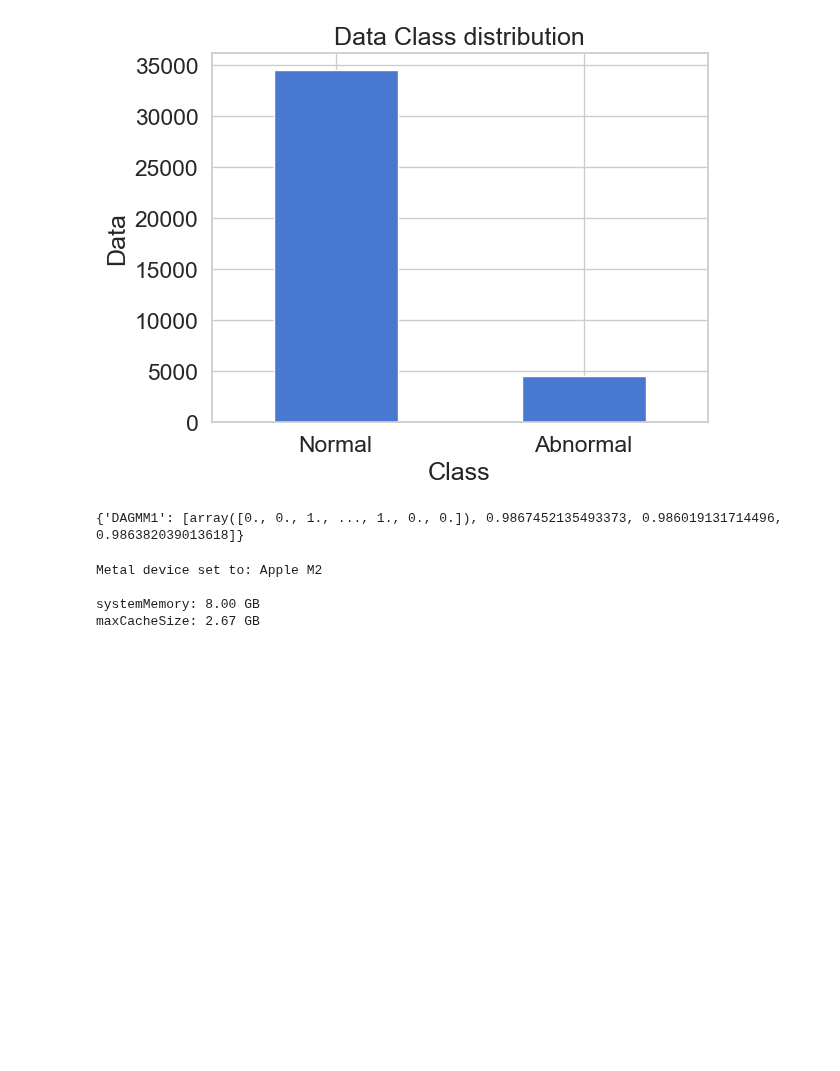
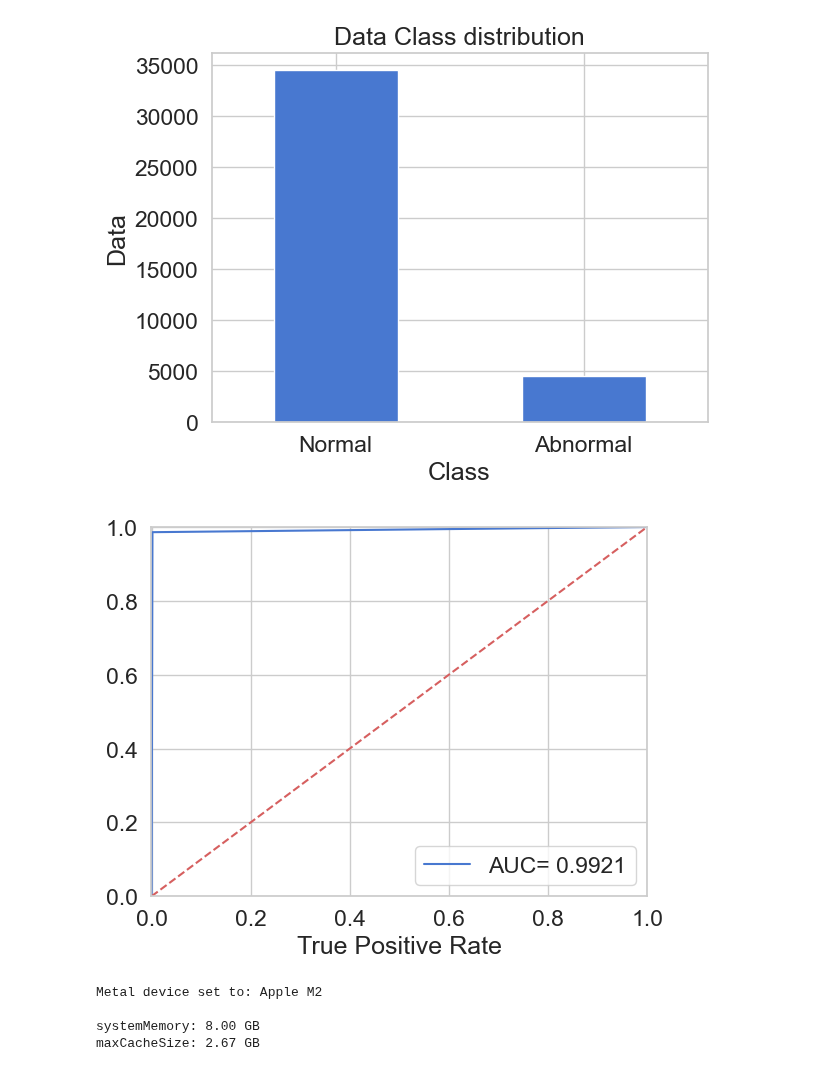
Before and after one commit to 98uranus/Autoencoder, a Jupyter notebook: Performance_graph.ipynb, the cells around one changed output. Saved outputs shown, nothing was run; the diff lists cells and outputs as text; code cells hidden in the pictures; blank space fills up the shorter version.

```diff
--- a/Performance_graph.ipynb
+++ b/Performance_graph.ipynb
@@ -104,21 +104,34 @@ def load_models(Model_Name, AE_models, AE_Name, GMM_models, GMM_Name, rate):
                         fpr, tpr, thresholds2 = roc_curve(y_test, y_pred)
                         roc_auc = auc(fpr, tpr)
                         f1 = f1_score(y_test, y_pred)
-                        dic = {m:[y_pred, precision, recall, f1, roc_auc]}
+                        conf_matrix = confusion_matrix(y_test, y_pred)
+                        dic = {m:[precision, recall, fpr, tpr, f1, roc_auc, conf_matrix]}
 
     return dic
+
+def plot_models(dic, Model_Name):
+    for m in Model_Name:
+        plt.plot(dic[m][2], dic[m][3], 'b', label='AUC= %0.4f'% dic[m][5])
+    plt.legend(loc='lower right')
+    plt.plot([0, 1], [0, 1], 'r--')
+    plt.xlim([-0.001, 1.0])
+    plt.ylim([0.0, 1.001])
+    plt.xlabel('False Positive Rate')
+    plt.xlabel('True Positive Rate')
+    plt.show();
 # %%
 Model_Name = ["DAGMM1"]
 AE_models = ['DAGMM']
 AE_Name = ["DAGMM_AE"]
 GMM_models = ['DAGMM_GMM.pkl']
 GMM_Name = ['DAGMM_GMM']
 rate = 11.6
 
 dic = load_models(Model_Name, AE_models, AE_Name, GMM_models, GMM_Name, rate)
-print(dic)
+# print(dic['DAGMM1'][0])
+plot_models(dic, Model_Name)
 # %% [output]
-{'DAGMM1': [array([0., 0., 1., ..., 1., 0., 0.]), 0.9867452135493373, 0.986019131714496, 0.986382039013618]}
+[figure, added]
 # %%
 DAGMM = load_model('DAGMM')
 gmm = joblib.load('DAGMM_GMM.pkl')
```
